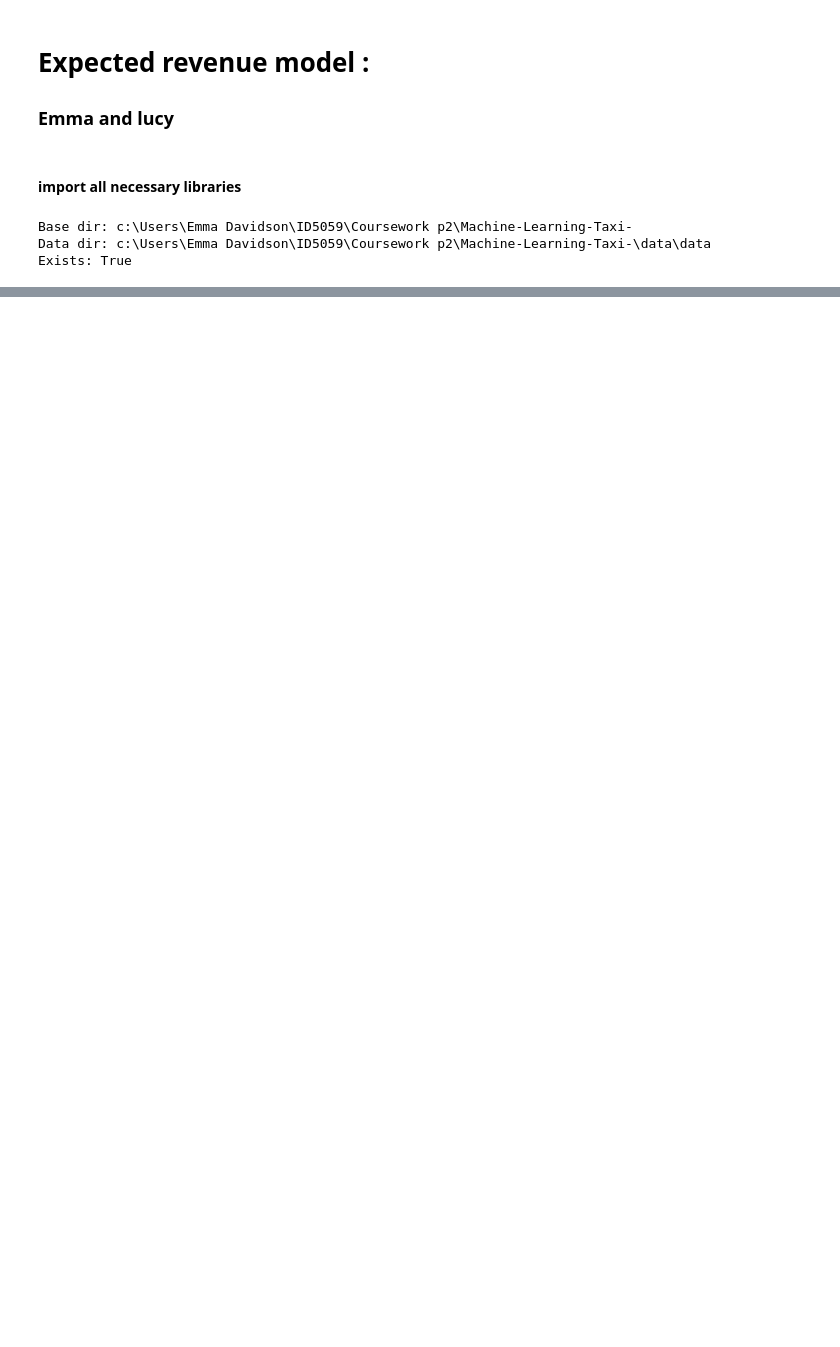
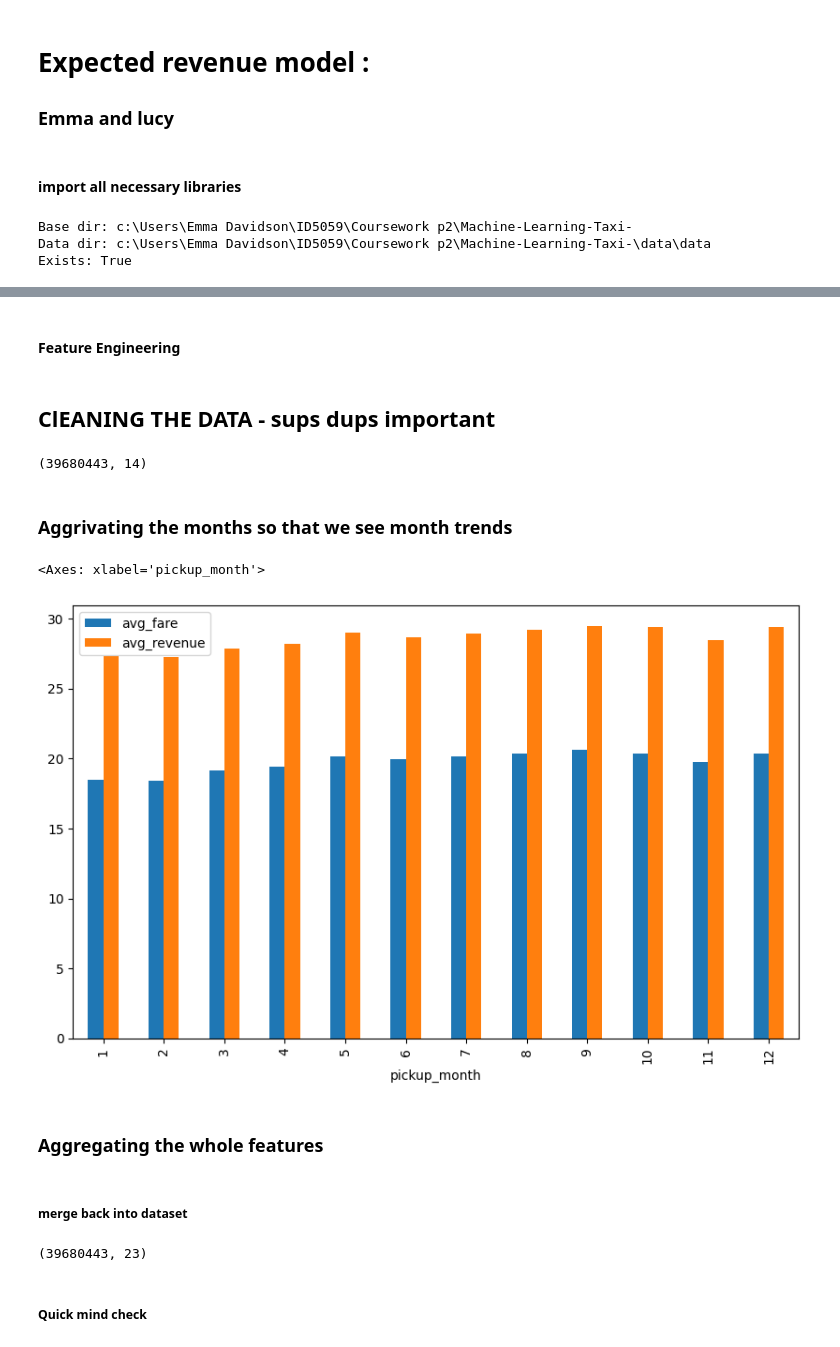
Before and after one commit to emma123456789102/Machine-Learning-Taxi-, a Jupyter notebook: models/expected_revenue/00_placeholder.ipynb, the cells around one changed output, grey strips where cells are left out. Saved outputs shown, nothing was run; the diff lists cells and outputs as text; code cells hidden in the pictures; blank space fills up the shorter version.

```diff
--- a/models/expected_revenue/00_placeholder.ipynb
+++ b/models/expected_revenue/00_placeholder.ipynb
@@ -270,0 +37,16 @@ KeyboardInterrupt:
+# %%
+# Load the dataset
+from pathlib import Path # this is for handling the data file paths in a more flexible way
+BASE_DIR = Path.cwd().parents[1]
+DATA_DIR = BASE_DIR / "data"
+
+use_cols = [
+    "tpep_pickup_datetime",
+    "tpep_dropoff_datetime",
+    "passenger_count",
+    "trip_distance",
+    "PULocationID",
+    "DOLocationID",
+    "fare_amount",
+    "total_amount"
+]
@@ -270,0 +89,42 @@ KeyboardInterrupt:
+# %% [markdown]
+#### Feature Engineering
+# %%
+df["trip_duration_minutes"] = (
+    df["tpep_dropoff_datetime"] - df["tpep_pickup_datetime"]
+).dt.total_seconds() / 60 # converting to minutes
+
+df["pickup_hour"] = df["tpep_pickup_datetime"].dt.hour #extracting hour
+df["pickup_dayofweek"] = df["tpep_pickup_datetime"].dt.dayofweek #monday=0, sunday=6
+df["pickup_month"] = df["tpep_pickup_datetime"].dt.month # extracting month
+df["is_weekend"] = df["pickup_dayofweek"].isin([5, 6]).astype(int) # creating a binary feature for weekend (1 if weekend, 0 if weekday)
+# %% [markdown]
+## ClEANING THE DATA - sups dups important
+# %%
+df = df[
+    (df["trip_distance"] > 0) &
+    (df["trip_duration_minutes"] > 0) &
+    (df["fare_amount"] > 0) &
+    (df["total_amount"] > 0) &
+    (df["trip_distance"] < 100) &
+    (df["trip_duration_minutes"] < 300) &
+    (df["fare_amount"] < 500)
+].copy()
+
+print(df.shape)
+# %% [output]
+(39680443, 14)
+# %% [markdown]
+### Aggrivating the months so that we see month trends
+# %%
+monthly = df.groupby("pickup_month").agg(
+    avg_fare=("fare_amount", "mean"),
+    avg_revenue=("total_amount", "mean"),
+    trips=("fare_amount", "size")
+).reset_index()
+
+monthly.plot(x="pickup_month", y=["avg_fare", "avg_revenue"], kind="bar", figsize=(10, 6))
+# %% [output]
+<Axes: xlabel='pickup_month'>
+[figure, added]
+# %% [markdown]
+### Aggregating the whole features
@@ -270,0 +141,13 @@ KeyboardInterrupt:
+# %% [markdown]
+##### merge back into dataset
+# %%
+df = df.merge(
+    agg_features,
+    on=["PULocationID", "pickup_hour"],
+    how="left"
+)
+print(df.shape)
+# %% [output]
+(39680443, 23)
+# %% [markdown]
+##### Quick mind check
```
Also changed, not shown: parts of 32 cells of this notebook.
